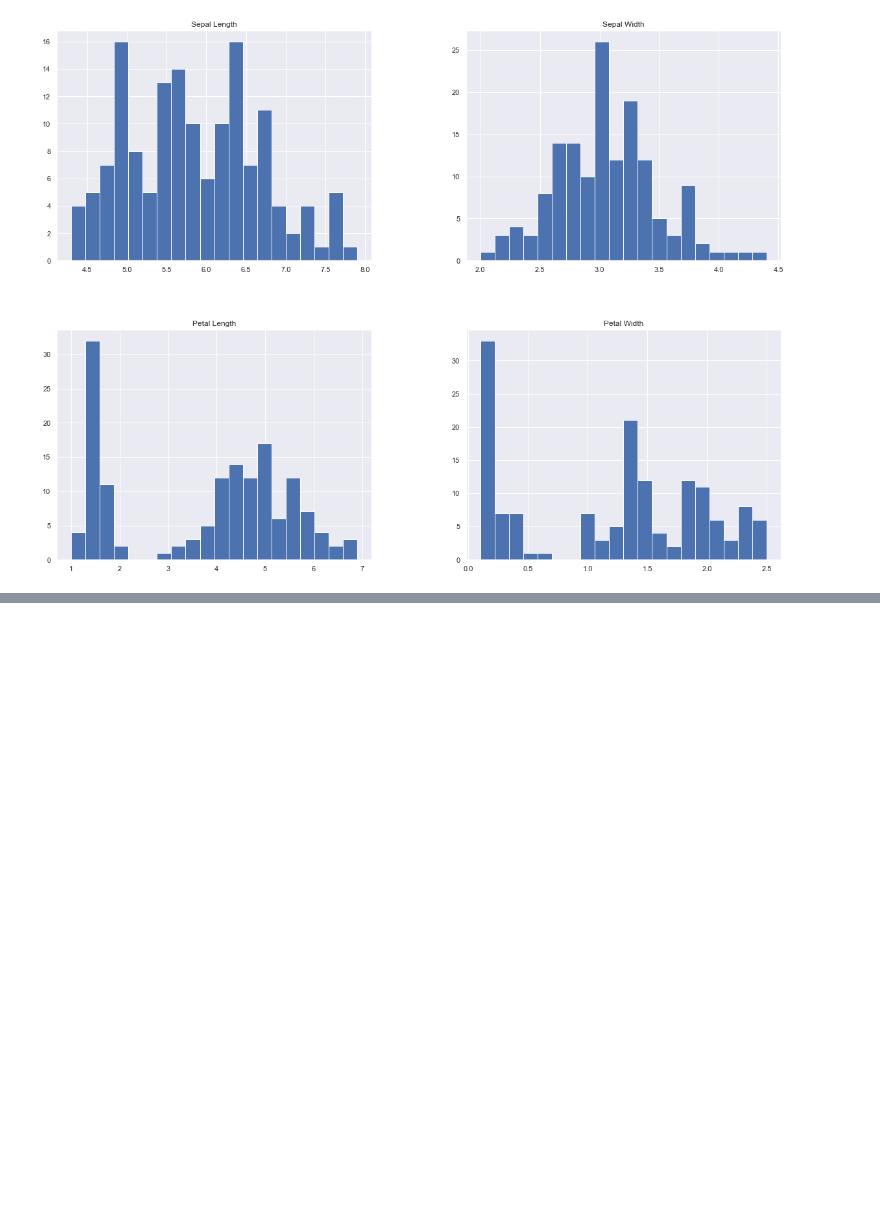
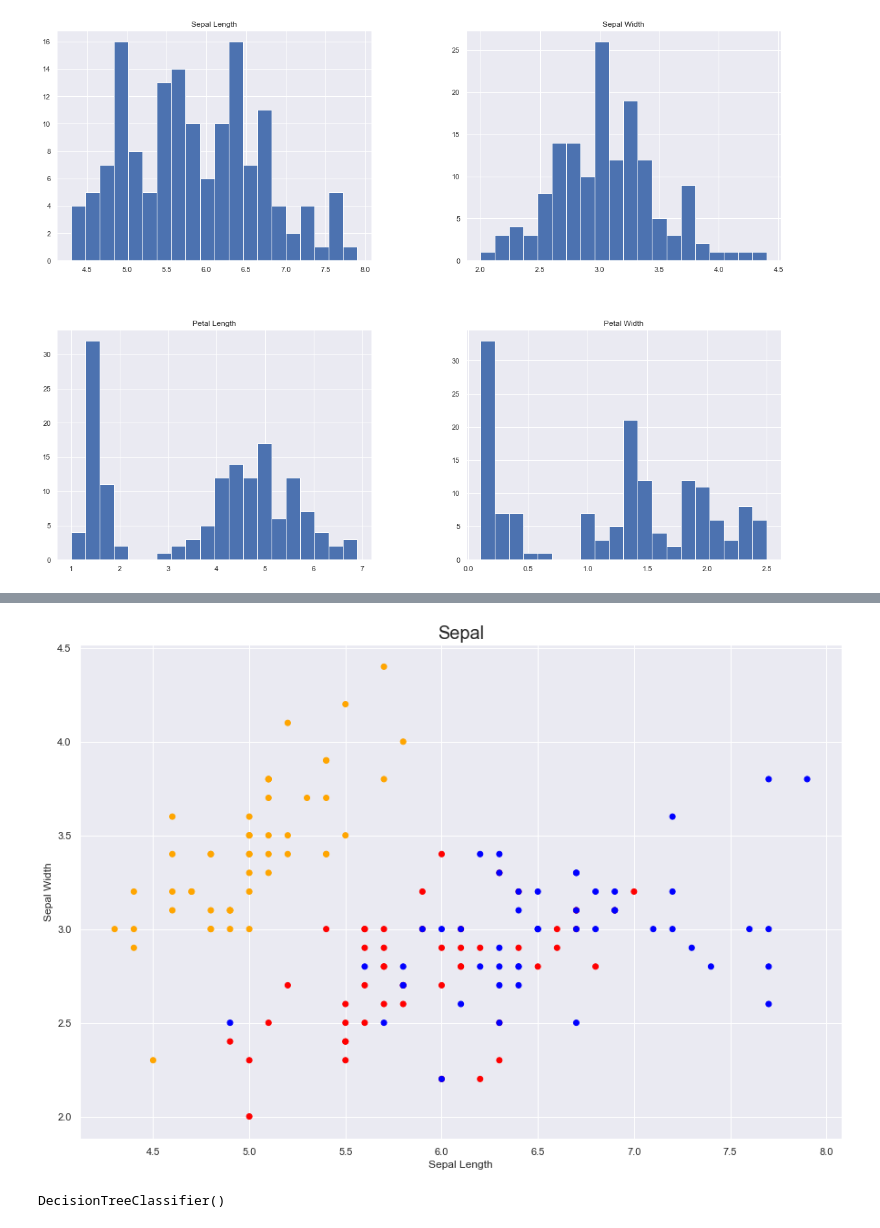
Before and after one commit to gustavoalonso93/Ciencia-de-Dados, a Jupyter notebook: Python/Iris Dataset.ipynb, the cells around one changed output, grey strips where cells are left out. Cells and saved outputs as stored; diff of their text form; code cells hidden in the pictures; blank space fills up the shorter version.

```diff
--- a/Python/Iris Dataset.ipynb
+++ b/Python/Iris Dataset.ipynb
@@ -84,0 +96,9 @@ Text(0.5, 1.0, 'Petal')
+# %%
+plt.figure(figsize=(15,10))
+plt.scatter(IrisData['Sepal Length'],IrisData['Sepal Width'], c=Array_Colors)
+plt.xlabel("Sepal Length")
+plt.ylabel("Sepal Width")
+plt.title("Sepal" , fontsize=20)
+plt.show()
+# %% [output]
+[figure, added]
@@ -84,0 +116,4 @@ Text(0.5, 1.0, 'Petal')
+# %%
+Decisiontree.fit(x_treino,y_treino)
+# %% [output]
+DecisionTreeClassifier()
```
Also changed, not shown: parts of 10 cells of this notebook.
